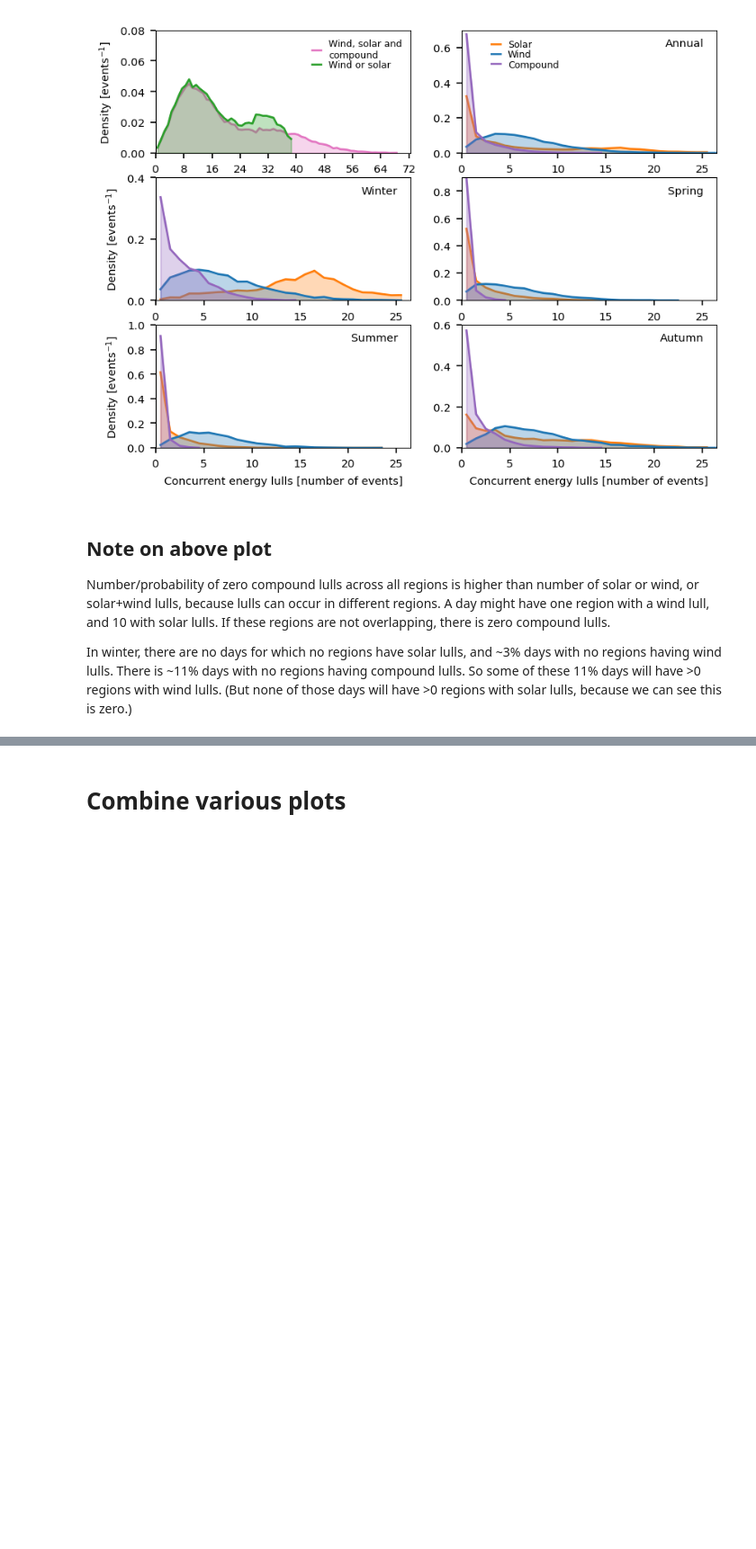
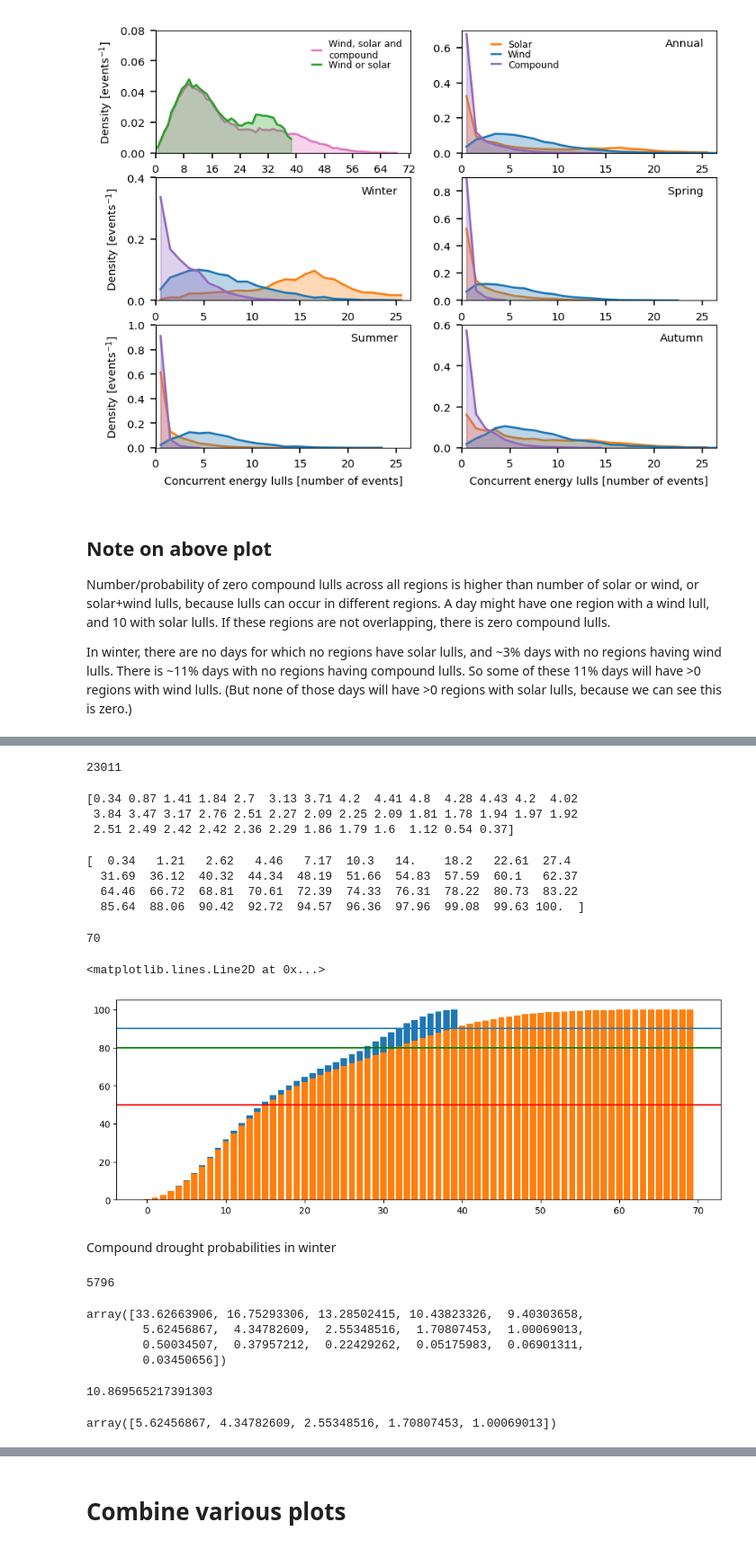
Before and after one commit to dougrichardson/Richardson_2023_energy, a Jupyter notebook: 1_energy_events.ipynb, the cells around one changed output, grey strips where cells are left out. Shown at 90% size. Drawn from its saved outputs; the diff is of its cells as text; code cells hidden in the pictures; blank space fills up the shorter version.

Commit message:
Printed stats

```diff
--- a/1_energy_events.ipynb
+++ b/1_energy_events.ipynb
@@ -771,0 +776,64 @@ In winter, there are no days for which no regions have solar lulls, and ~3% days
+# %%
+n = len(all_events_no_compound.time)
+n
+# %% [output]
+23011
+# %%
+counts1 = np.bincount(all_events_no_compound)
+pcs1 = counts1 / n * 100
+# %%
+counts2 = np.bincount(all_events)
+pcs2 = counts2 / n * 100
+# %%
+print(np.round(pcs1, 2))
+# %% [output]
+[0.34 0.87 1.41 1.84 2.7  3.13 3.71 4.2  4.41 4.8  4.28 4.43 4.2  4.02
+ 3.84 3.47 3.17 2.76 2.51 2.27 2.09 2.25 2.09 1.81 1.78 1.94 1.97 1.92
+ 2.51 2.49 2.42 2.42 2.36 2.29 1.86 1.79 1.6  1.12 0.54 0.37]
+# %%
+print(np.round(np.cumsum(pcs1), 2))
+# %% [output]
+[  0.34   1.21   2.62   4.46   7.17  10.3   14.    18.2   22.61  27.4
+  31.69  36.12  40.32  44.34  48.19  51.66  54.83  57.59  60.1   62.37
+  64.46  66.72  68.81  70.61  72.39  74.33  76.31  78.22  80.73  83.22
+  85.64  88.06  90.42  92.72  94.57  96.36  97.96  99.08  99.63 100.  ]
+# %%
+len(pcs2)
+# %% [output]
+70
+# %%
+fig, ax = plt.subplots(1, 1, figsize=(12, 4))
+ax.bar(range(40), np.cumsum(pcs1))
+ax.bar(range(70), np.cumsum(pcs2))
+ax.axhline(50, c='r')
+ax.axhline(80, c='g')
+ax.axhline(90)
+# %% [output]
+<matplotlib.lines.Line2D at 0x...>
+[figure, added]
+# %% [markdown]
+Compound drought probabilities in winter
+# %%
+da = fn.month_subset(simul_100w_mssrd, [6, 7, 8])
+n = len(da.time)
+
+counts3 = np.bincount(da)
+pcs3 = counts3 / n * 100
+# %% [output]
+5796
+# %%
+pcs3
+# %% [output]
+array([33.62663906, 16.75293306, 13.28502415, 10.43823326,  9.40303658,
+        5.62456867,  4.34782609,  2.55348516,  1.70807453,  1.00069013,
+        0.50034507,  0.37957212,  0.22429262,  0.05175983,  0.06901311,
+        0.03450656])
+# %%
+# Prob of over 5 simultaneous droughts
+np.sum(pcs3[6:])
+# %% [output]
+10.869565217391303
+# %%
+pcs3[5:10]
+# %% [output]
+array([5.62456867, 4.34782609, 2.55348516, 1.70807453, 1.00069013])
```
Also changed, not shown: parts of 5 cells of this notebook.
